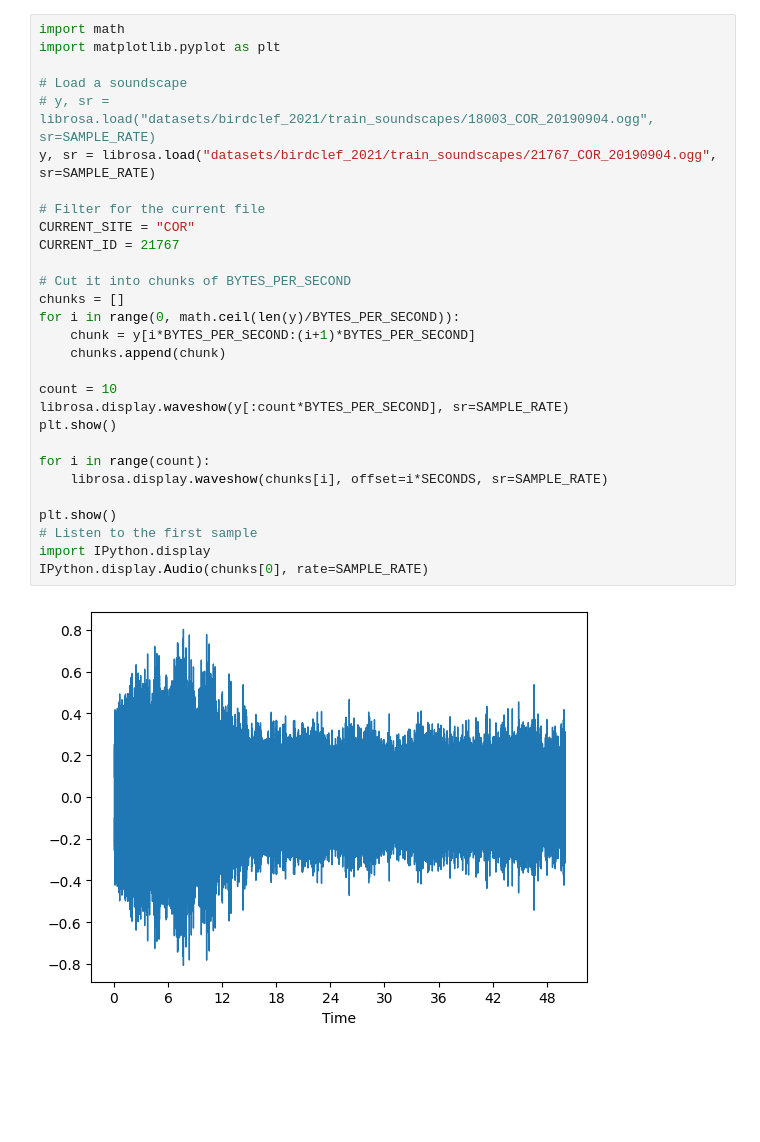
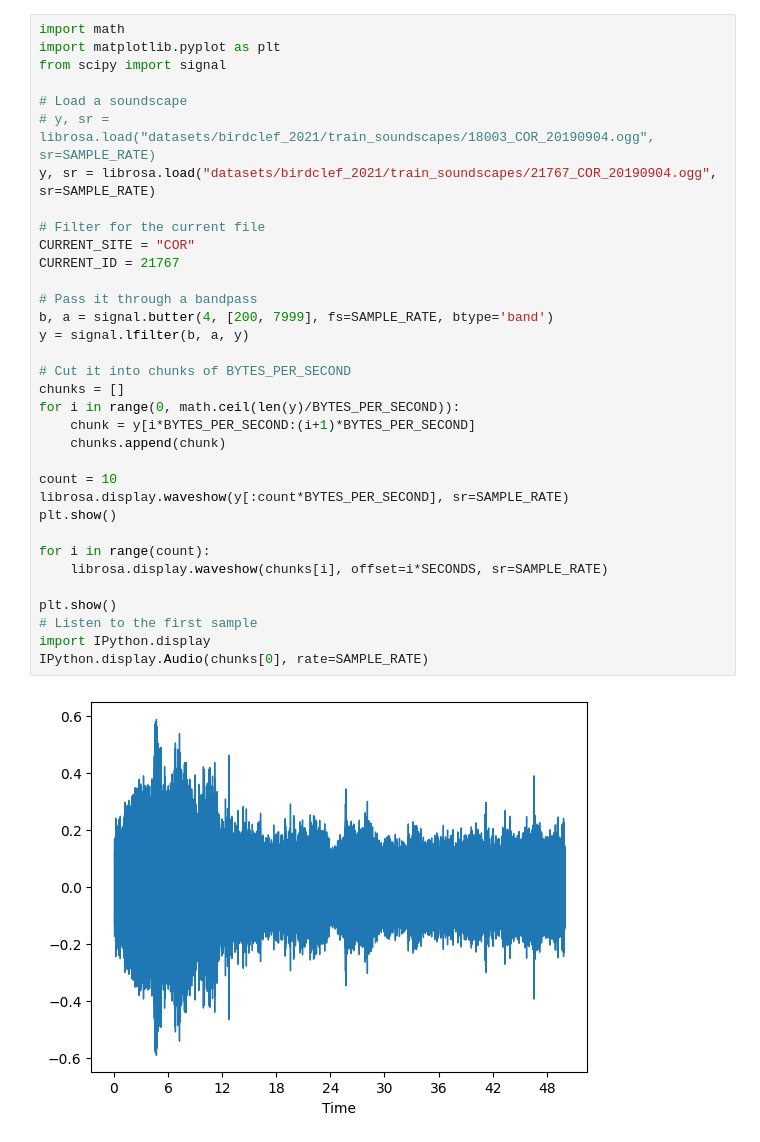
Before and after one commit to JsGraaf/AudioCatV2_ML_Framework, a Jupyter notebook: scripts/feature_generation_tf_v2.ipynb, the cells around one changed output. Saved outputs shown, nothing was run; the diff lists cells and outputs as text; blank space fills up the shorter version.

```diff
--- a/scripts/feature_generation_tf_v2.ipynb
+++ b/scripts/feature_generation_tf_v2.ipynb
@@ -639,31 +727,36 @@ Epoch 50/50
 # %%
 import math
 import matplotlib.pyplot as plt
+from scipy import signal
 
 # Load a soundscape
 # y, sr = librosa.load("datasets/birdclef_2021/train_soundscapes/18003_COR_20190904.ogg", sr=SAMPLE_RATE)
 y, sr = librosa.load("datasets/birdclef_2021/train_soundscapes/21767_COR_20190904.ogg", sr=SAMPLE_RATE)
 
 # Filter for the current file
 CURRENT_SITE = "COR"
 CURRENT_ID = 21767
+
+# Pass it through a bandpass
+b, a = signal.butter(4, [200, 7999], fs=SAMPLE_RATE, btype='band')
+y = signal.lfilter(b, a, y)
 
 # Cut it into chunks of BYTES_PER_SECOND
 chunks = []
 for i in range(0, math.ceil(len(y)/BYTES_PER_SECOND)):
     chunk = y[i*BYTES_PER_SECOND:(i+1)*BYTES_PER_SECOND]
     chunks.append(chunk)
 
 count = 10
 librosa.display.waveshow(y[:count*BYTES_PER_SECOND], sr=SAMPLE_RATE)
 plt.show()
 
 for i in range(count):
     librosa.display.waveshow(chunks[i], offset=i*SECONDS, sr=SAMPLE_RATE)
 
 plt.show()
 # Listen to the first sample
 import IPython.display
 IPython.display.Audio(chunks[0], rate=SAMPLE_RATE)
 # %% [output]
-[figure, old version]
+[figure, new version]
```
Also changed, not shown: parts of 12 cells of this notebook.
